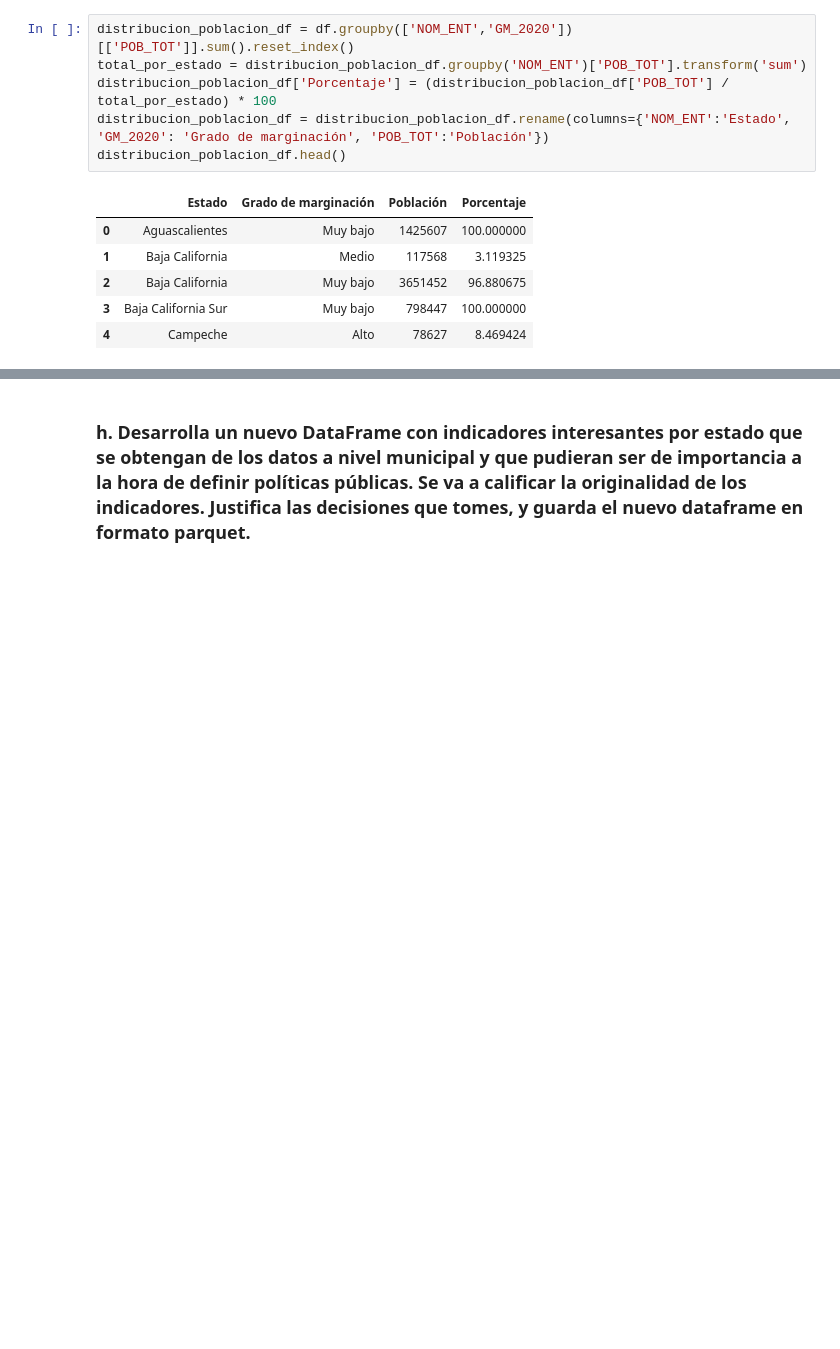
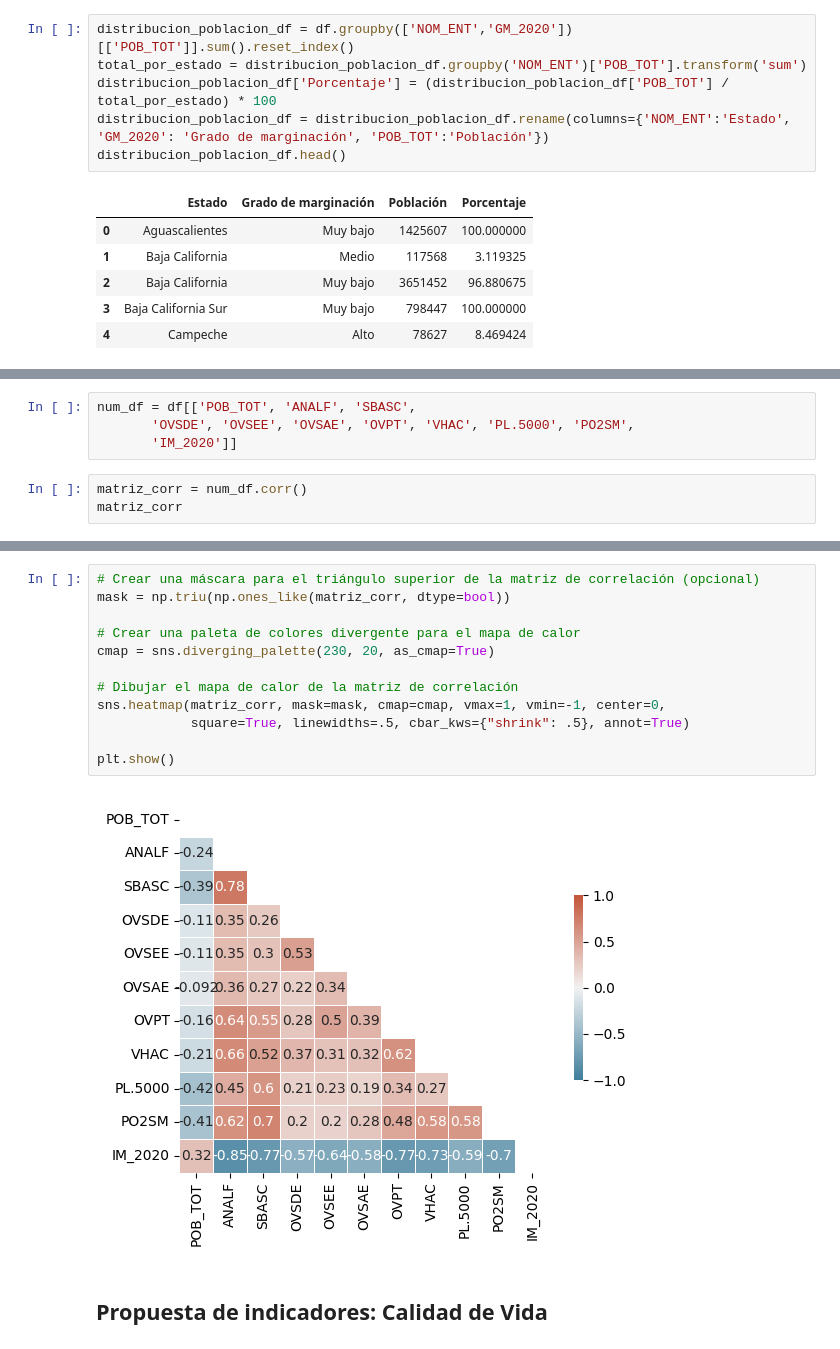
Before and after one commit to VesnaPivac/Indice_de_marginalizacion_Mexico, a Jupyter notebook: Proyecto_IndiceMarginalizacion.ipynb, the cells around one changed output, grey strips where cells are left out. Cells and saved outputs as stored; diff of their text form; blank space fills up the shorter version.

```diff
--- a/Proyecto_IndiceMarginalizacion.ipynb
+++ b/Proyecto_IndiceMarginalizacion.ipynb
@@ -129,0 +153,7 @@ NameError: name 'sns' is not defined
+# %%
+num_df = df[['POB_TOT', 'ANALF', 'SBASC',
+       'OVSDE', 'OVSEE', 'OVSAE', 'OVPT', 'VHAC', 'PL.5000', 'PO2SM',
+       'IM_2020']]
+# %%
+matriz_corr = num_df.corr()
+matriz_corr
@@ -130,2 +181,16 @@ NameError: name 'sns' is not defined
+# %%
+# Crear una máscara para el triángulo superior de la matriz de correlación (opcional)
+mask = np.triu(np.ones_like(matriz_corr, dtype=bool))
+
+# Crear una paleta de colores divergente para el mapa de calor
+cmap = sns.diverging_palette(230, 20, as_cmap=True)
+
+# Dibujar el mapa de calor de la matriz de correlación
+sns.heatmap(matriz_corr, mask=mask, cmap=cmap, vmax=1, vmin=-1, center=0,
+            square=True, linewidths=.5, cbar_kws={"shrink": .5}, annot=True)
+
+plt.show()
+# %% [output]
+[figure, added]
 # %% [markdown]
-### h. Desarrolla un nuevo DataFrame con indicadores interesantes por estado que se obtengan de los datos a nivel municipal y que pudieran ser de importancia a la hora de definir políticas públicas. Se va a calificar la originalidad de los indicadores. Justifica las decisiones que tomes, y guarda el nuevo dataframe en formato parquet.
+## Propuesta de indicadores: Calidad de Vida
```
Also changed, not shown: parts of 29 cells of this notebook.
